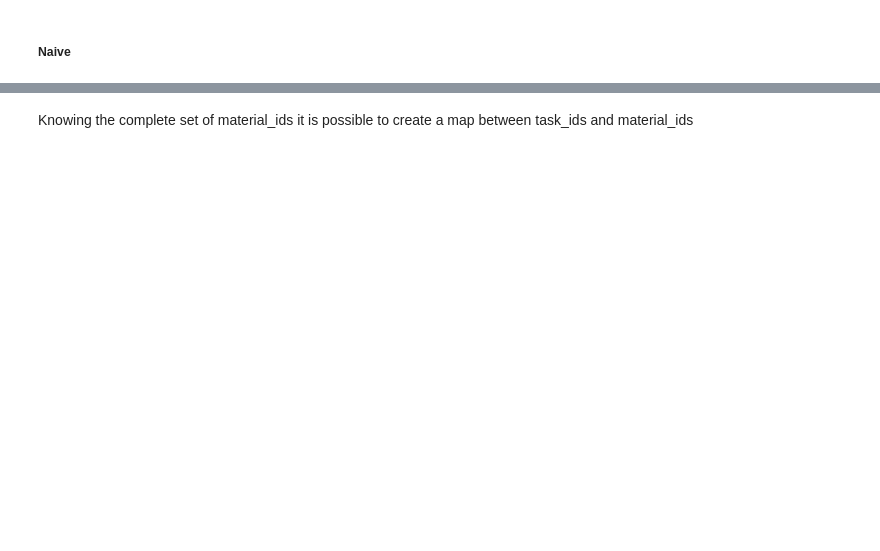
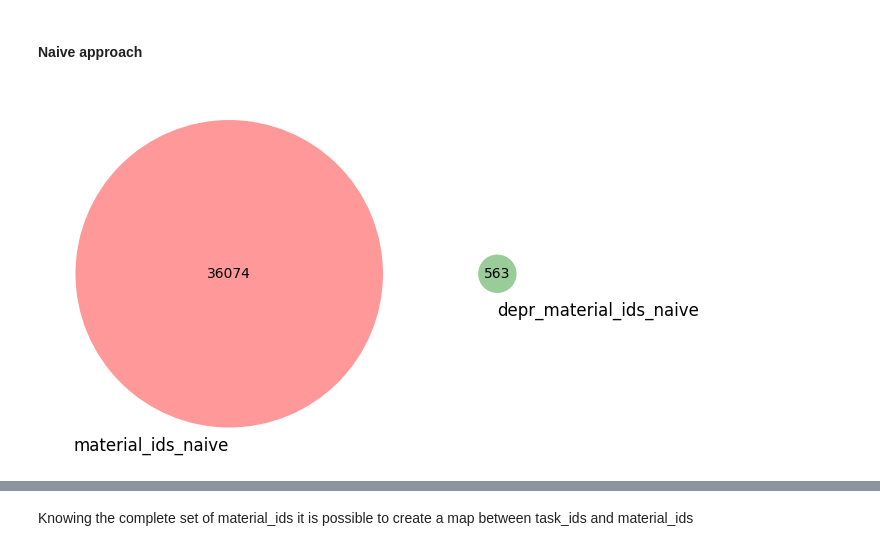
Before and after one commit to ricet8ur/rcgcnn, a Jupyter notebook: learn.ipynb, the cells around one changed output, grey strips where cells are left out. Drawn from its saved outputs; the diff is of its cells as text; code cells hidden in the pictures; blank space fills up the shorter version.

```diff
--- a/learn.ipynb
+++ b/learn.ipynb
@@ -27,7 +28,7 @@ def venn(**kvarg):
     for k, v in kvarg.items():
         subsets.append(set(v))
         set_labels.append(k)
-    return venn2(subsets=subsets, set_labels=set_labels)
+    venn2(subsets=subsets, set_labels=set_labels)
 
 
 # get duplicates set of duplicates
@@ -45,5 +46,33 @@ def get_duplicates_list(a: list):
 
 def get_duplicates_set(a: list):
     return set(get_duplicates_list(a))
+# %%
+# with MPRester(api_key) as mpr:
+#     naive_docs = mpr.materials.search(material_ids=ids, fields=['material_id'])
+# ValueError: List of material/molecule IDs provided is too long. Consider removing the ID filter to automatically pull data for all IDs and filter locally.
+# fix via chunk loading with const:
+# 10000
+
+from emmet.core.vasp.material import MaterialsDoc
+
+
+def chunked_load_ids(kind_of_ids, **kwargs) -> list[MaterialsDoc]:
+    """kwargs[kind_of_ids] is divided into chunks"""
+    if kind_of_ids not in kwargs:
+        return []
+    chunk_size = 10000
+    docs = []
+    with MPRester(api_key) as mpr:
+        ids = kwargs[kind_of_ids]
+        kwargs.pop(kind_of_ids)
+        for k in range(0, len(ids), chunk_size):
+            chunk = [
+                doc
+                for doc in mpr.materials.search(
+                    **dict([(kind_of_ids, ids[k : k + chunk_size])]), **kwargs
+                )
+            ]
+            docs += chunk
+    return docs
 # %% [markdown]
-##### Naive
+#### Naive approach
@@ -72,0 +79,16 @@ with MPRester(api_key) as mpr:
+# %%
+docs_naive = chunked_load_ids("material_ids", material_ids=ids, fields=["material_id"])
+depr_docs_naive = chunked_load_ids(
+    "material_ids", material_ids=ids, fields=["material_id"], deprecated=True
+)
+# %%
+material_ids_naive = [str(doc.material_id) for doc in docs_naive]
+material_ids_duplicates_naive = get_duplicates_set(material_ids_naive)
+
+depr_material_ids_naive = [str(doc.material_id) for doc in depr_docs_naive]
+depr_material_ids_duplicates_naive = get_duplicates_set(depr_material_ids_naive)
+# %%
+venn(material_ids_naive=material_ids_naive,
+     depr_material_ids_naive=depr_material_ids_naive)
+# %% [output]
+[figure, added]
```
Also changed, not shown: parts of 36 cells of this notebook.
